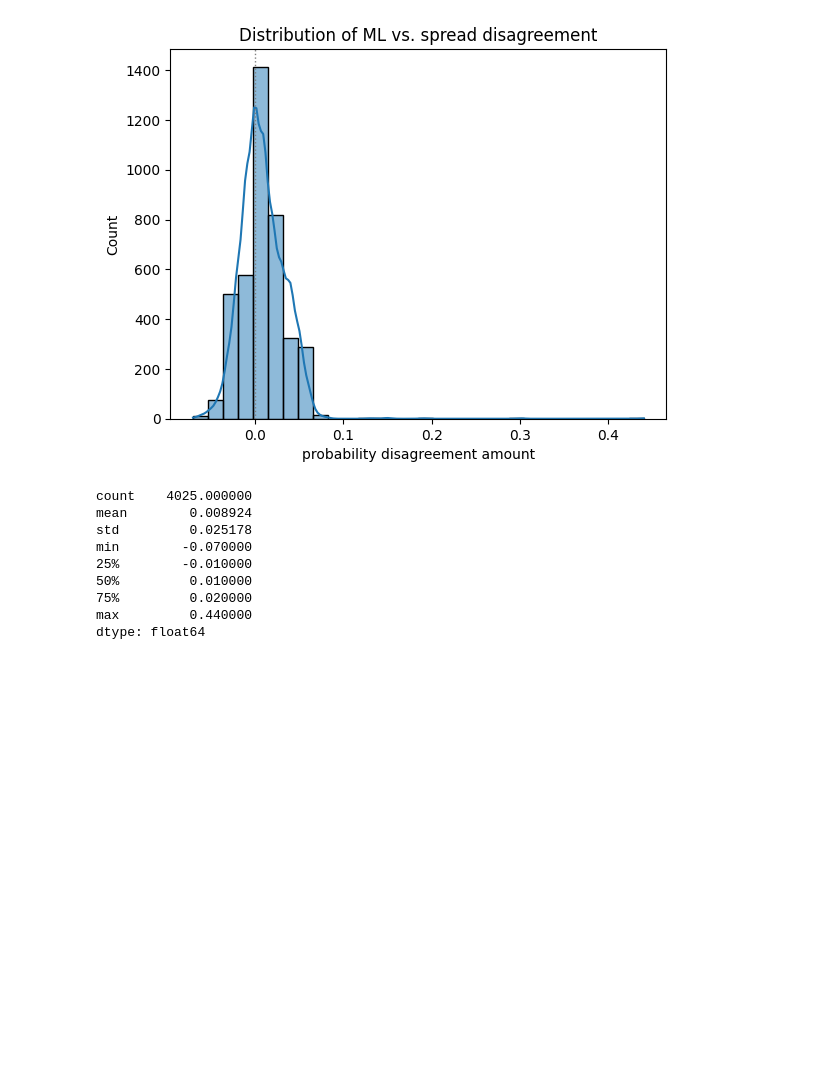
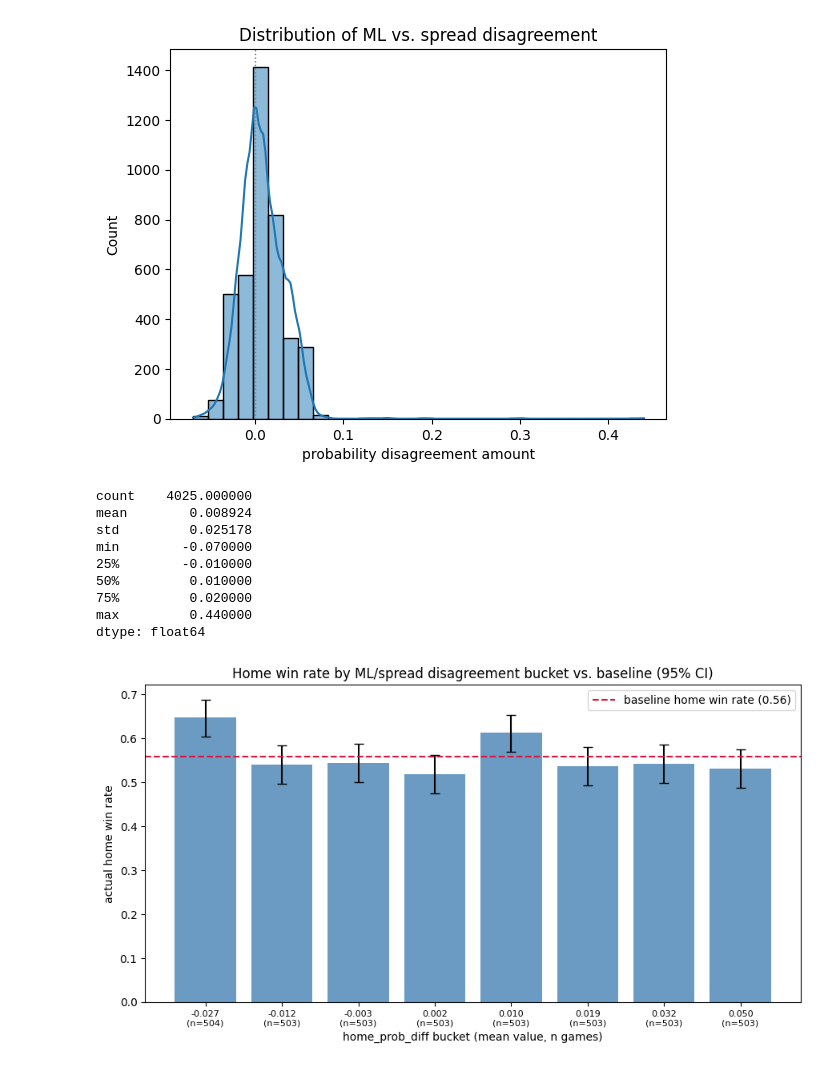
Before and after one commit to Jasopayaso/odds-analysis, a Jupyter notebook: analysis/conversions.ipynb, the cells around one changed output. Cells and saved outputs as stored; diff of their text form; code cells hidden in the pictures; blank space fills up the shorter version.

```diff
--- a/analysis/conversions.ipynb
+++ b/analysis/conversions.ipynb
@@ -189,3 +220,58 @@ min        -0.070000
 75%         0.020000
 max         0.440000
 dtype: float64
+# %%
+from statsmodels.stats.proportion import proportion_confint
+
+def plot_disagreement_bins(n_bins=8):
+    """
+    Bins games into n_bins equal-SIZED buckets by home_prob_diff (the
+    ML/spread disagreement), then plots each bucket's actual home win
+    rate -- with a 95% Wilson confidence interval -- against the
+    overall baseline home win rate.
+
+    Bins on the rank of home_prob_diff rather than its raw value: plain
+    qcut on the raw value produces uneven bucket sizes here because
+    home_prob_diff is rounded to 2 decimals, so many games share the
+    same value and collide at the quantile boundaries. Ranking first
+    (with ties broken by original order) gives every bucket the same
+    number of games.
+    """
+    ranks = home_prob_diff.rank(method="first")
+    bins = pd.qcut(ranks, q=n_bins)
+    grouped = (
+        pd.DataFrame({"diff": home_prob_diff, "home_win": raw_data["home_win"]})
+        .groupby(bins, observed=True)
+        .agg(
+            mean_diff=("diff", "mean"),
+            win_rate=("home_win", "mean"),
+            wins=("home_win", "sum"),
+            n=("home_win", "size"),
+        )
+        .reset_index(drop=True)
+    )
+
+    ci_low, ci_high = proportion_confint(grouped["wins"], grouped["n"], alpha=0.05, method="wilson")
+    yerr = [grouped["win_rate"] - ci_low, ci_high - grouped["win_rate"]]
+
+    baseline = raw_data["home_win"].mean()
+
+    fig, ax = plt.subplots(figsize=(9, 5))
+    ax.bar(range(len(grouped)), grouped["win_rate"], color="steelblue", alpha=0.8,
+           yerr=yerr, capsize=4, ecolor="black")
+    ax.axhline(baseline, color="crimson", linestyle="--", label=f"baseline home win rate ({baseline:.2f})")
+    ax.set_xticks(range(len(grouped)))
+    ax.set_xticklabels(
+        [f"{d:.3f}\n(n={n})" for d, n in zip(grouped["mean_diff"], grouped["n"])], fontsize=8
+    )
+    ax.set_xlabel("home_prob_diff bucket (mean value, n games)")
+    ax.set_ylabel("actual home win rate")
+    ax.set_title("Home win rate by ML/spread disagreement bucket vs. baseline (95% CI)")
+    ax.legend()
+    plt.tight_layout()
+    plt.savefig("disagreement_bins.png", dpi=150)
+    plt.show()
+
+plot_disagreement_bins()
+# %% [output]
+[figure, added]
```
Also changed, not shown: parts of 6 cells of this notebook, 1 other file.
